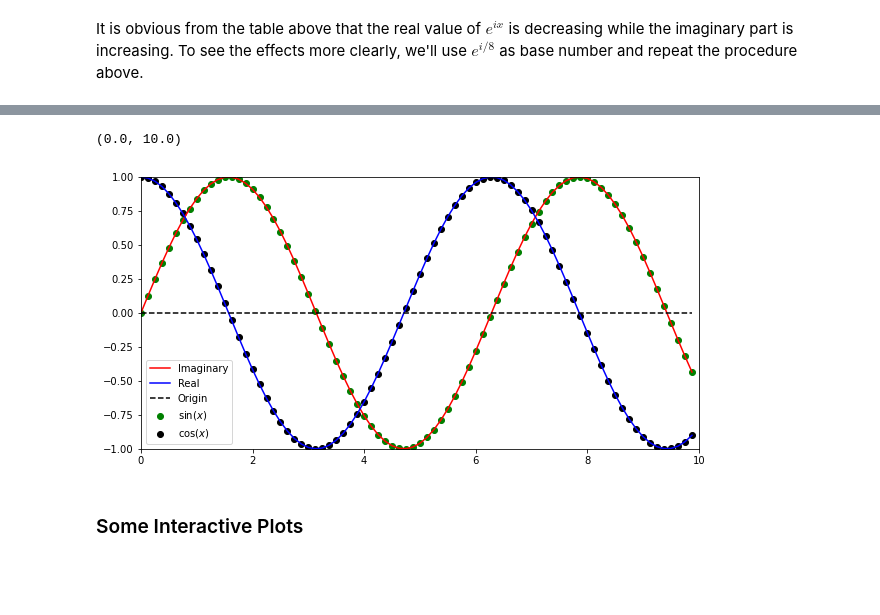
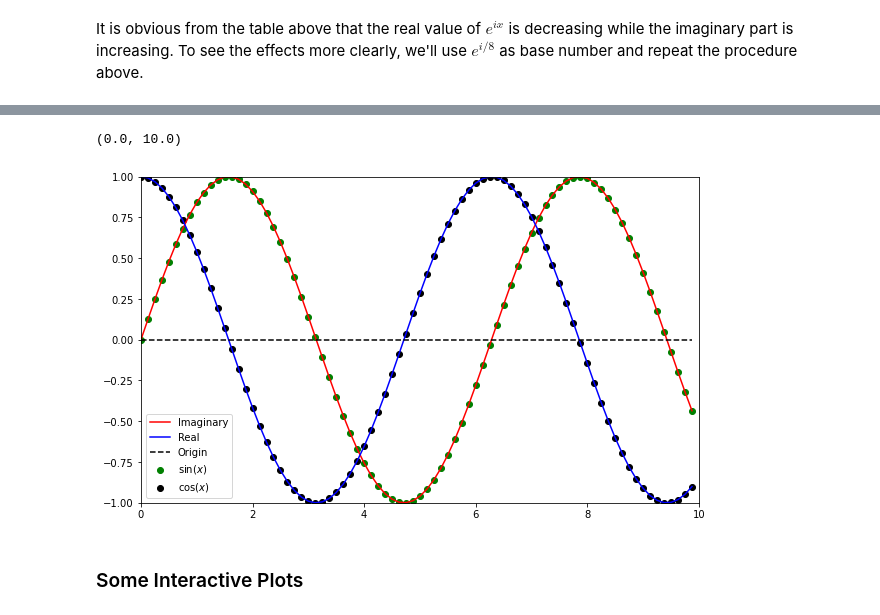
Before and after one commit to Hari31416/Python, a Jupyter notebook: Codes/presentation/ppt_final.ipynb, the cells around one changed output, grey strips where cells are left out. Saved outputs shown, nothing was run; the diff lists cells and outputs as text; code cells hidden in the pictures; blank space fills up the shorter version.

```diff
--- a/Codes/presentation/ppt_final.ipynb
+++ b/Codes/presentation/ppt_final.ipynb
@@ -122,20 +181,18 @@ df3=df3[['power', 'x', 'e^x']]
 # %%
 #Plotting the graph
-plt.figure(figsize=(10,5))
+plt.figure(figsize=(10,6))
 t = np.arange(0, len(df3), 1)
 plt.plot(t/8, df3['e^x'].values.imag, 'r', label = 'Imaginary')
 plt.plot(t/8, df3['e^x'].values.real, 'b', label = 'Real')
 plt.plot(t/8, 0*t, '--', color='black', label='Origin')
-# plt.plot(np.pi, 0, 'o', color='black', label='$\pi$')
-# plt.plot(np.pi/2, 0, 'o', color='black', label='$\pi/2$')
 plt.scatter(t/8, np.sin(t/8),label='$\sin(x)$', color = 'green')
 plt.scatter(t/8, np.cos(t/8),color='black', label='$\cos(x)$')
 plt.legend()
 plt.ylim([-1,1])
 plt.xlim([0,10])
 # %% [output]
 (0.0, 10.0)
-[figure, old version]
+[figure, new version]
 # %% [markdown]
 ### Some Interactive Plots
 # %%
```
Also changed, not shown: parts of 17 cells of this notebook, 17 other files.
